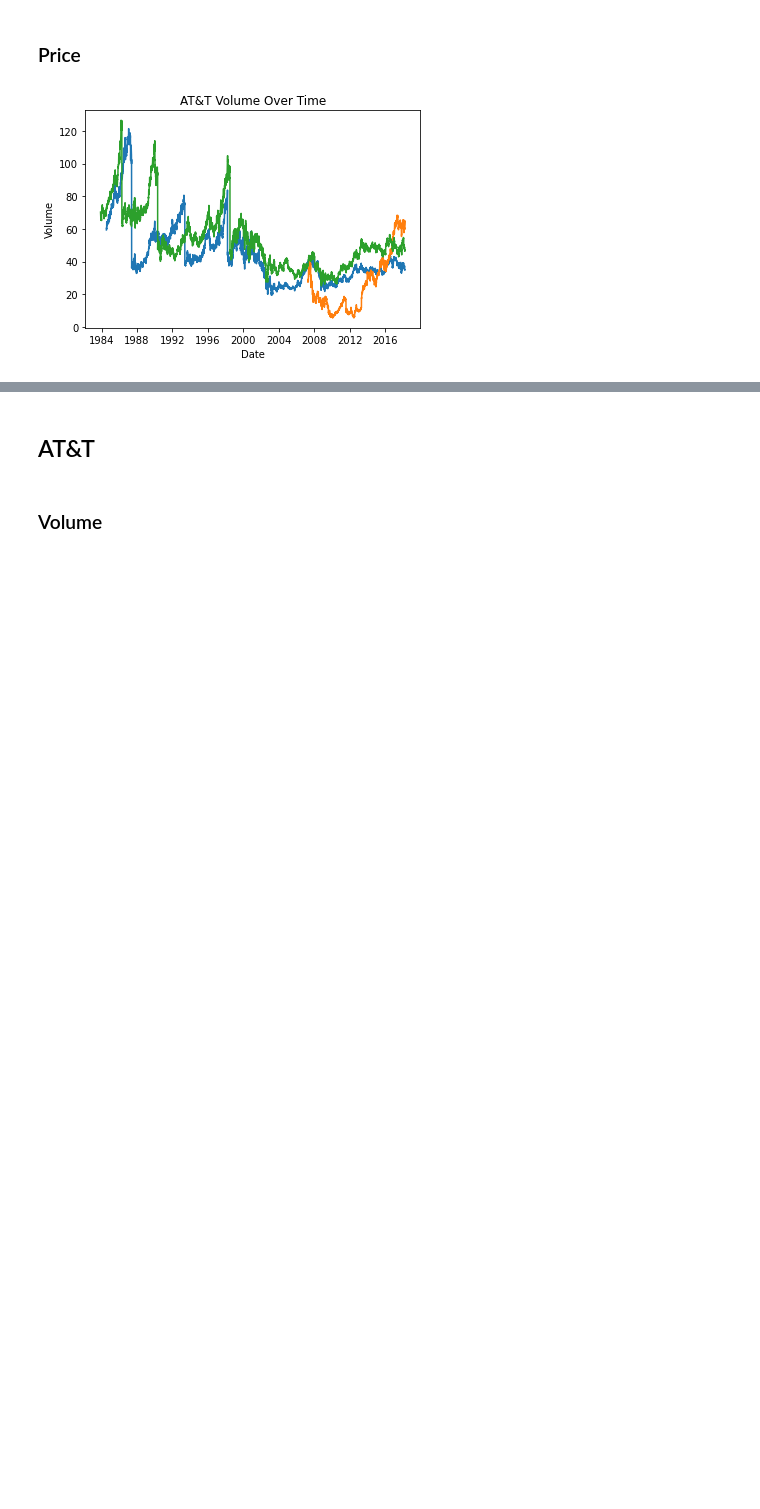
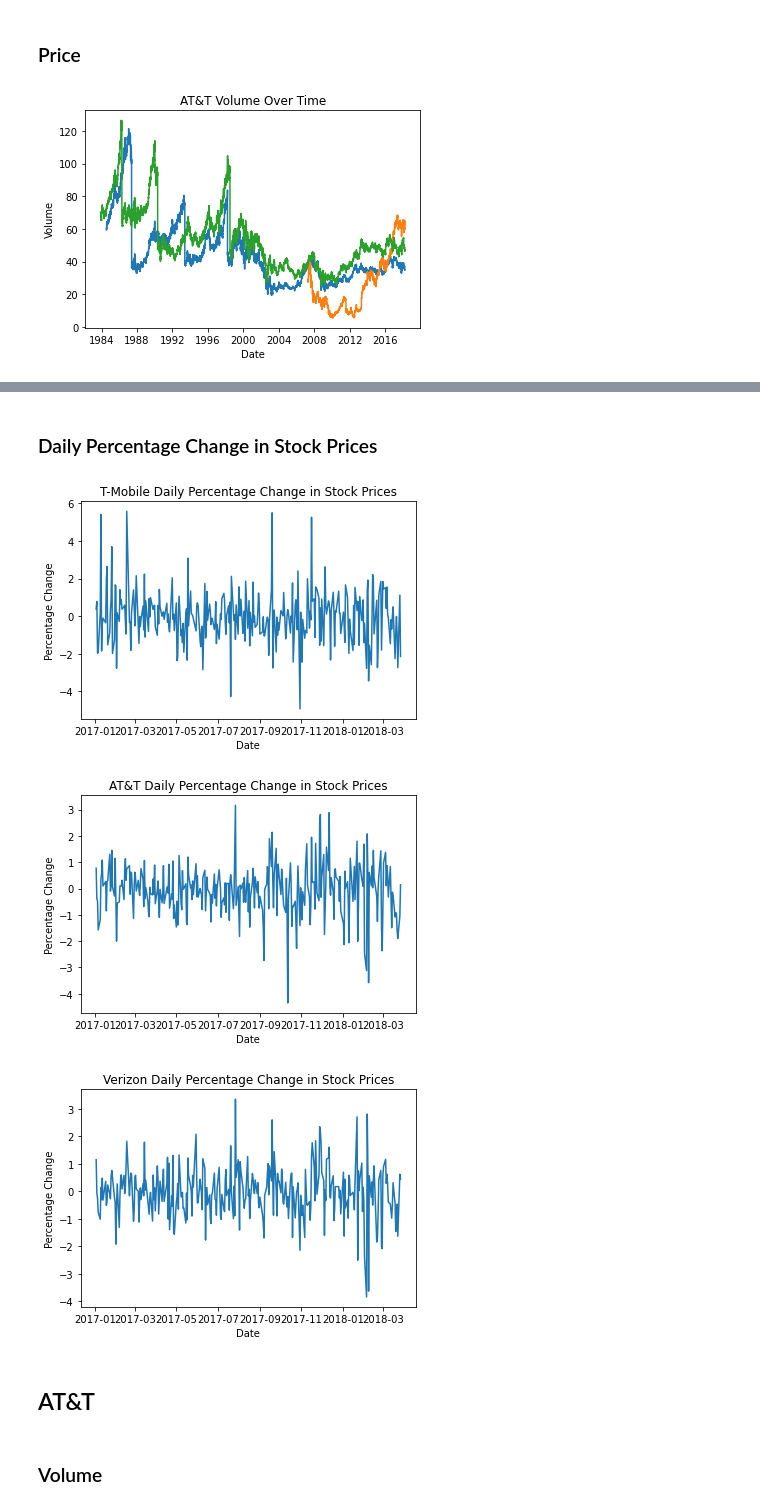
Before and after one commit to mssubaiti/Project1_Group1, a Jupyter notebook: new.ipynb, the cells around one changed output, grey strips where cells are left out. Saved outputs shown, nothing was run; the diff lists cells and outputs as text; code cells hidden in the pictures; blank space fills up the shorter version.

```diff
--- a/new.ipynb
+++ b/new.ipynb
@@ -41,3 +134,30 @@ plt.show()
+# %% [markdown]
+### Daily Percentage Change in Stock Prices
+# %%
+# Create line chart for T-Mobile's daily percentage change in stock prices
+plt.plot(t_mobile['Date'], t_mobile['Pct Change'])
+plt.title('T-Mobile Daily Percentage Change in Stock Prices')
+plt.xlabel('Date')
+plt.ylabel('Percentage Change')
+plt.show()
+
+# Create line chart for AT&T's daily percentage change in stock prices
+plt.plot(t['Date'], t['Pct Change'])
+plt.title('AT&T Daily Percentage Change in Stock Prices')
+plt.xlabel('Date')
+plt.ylabel('Percentage Change')
+plt.show()
+
+# Create line chart for Verizon's daily percentage change in stock prices
+plt.plot(verizon['Date'], verizon['Pct Change'])
+plt.title('Verizon Daily Percentage Change in Stock Prices')
+plt.xlabel('Date')
+plt.ylabel('Percentage Change')
+plt.show()
+# %% [output]
+[figure, added]
+[figure, added]
+[figure, added]
 # %% [markdown]
 ## AT&T
 # %% [markdown]
```
Also changed, not shown: parts of 12 cells of this notebook.
